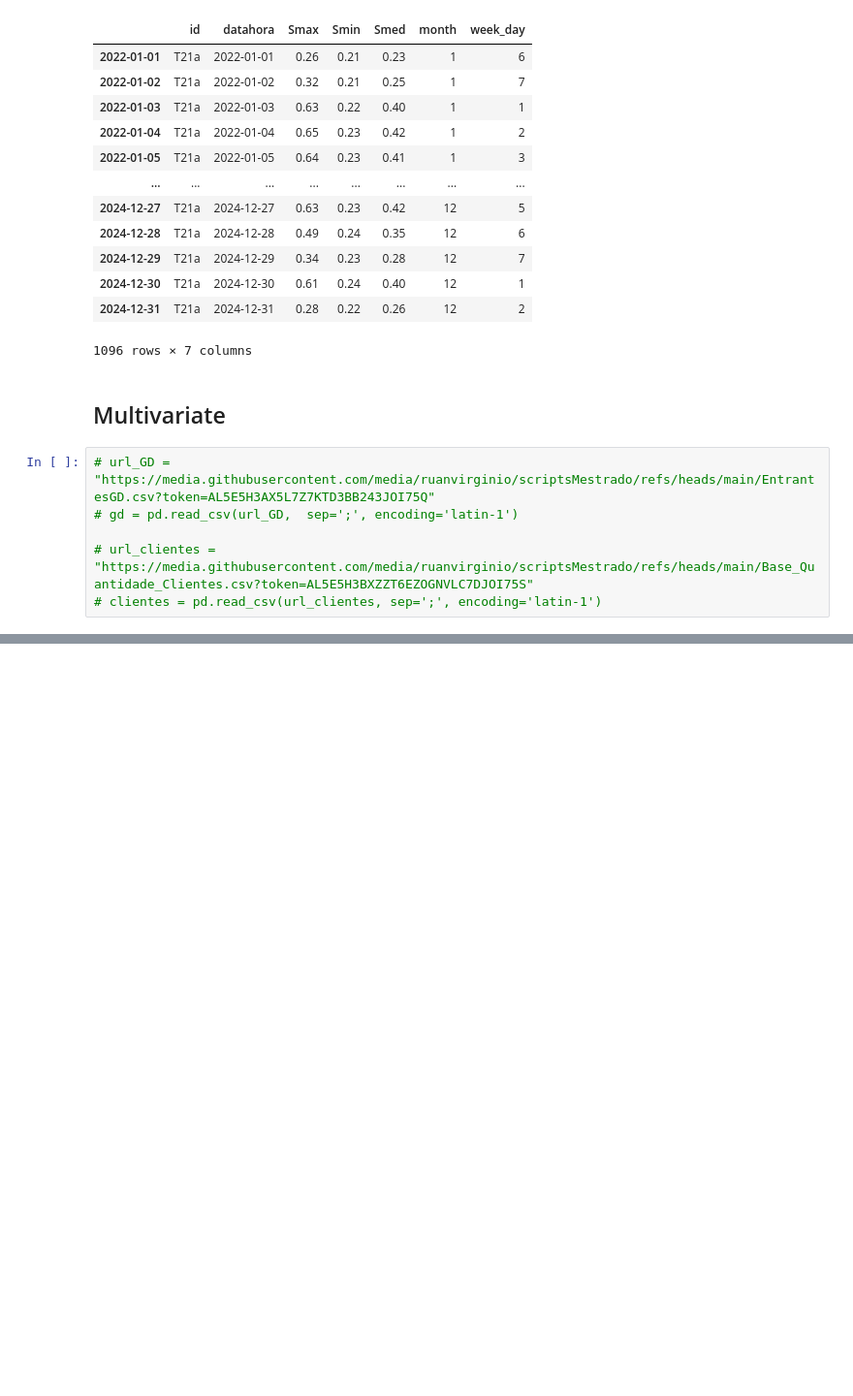
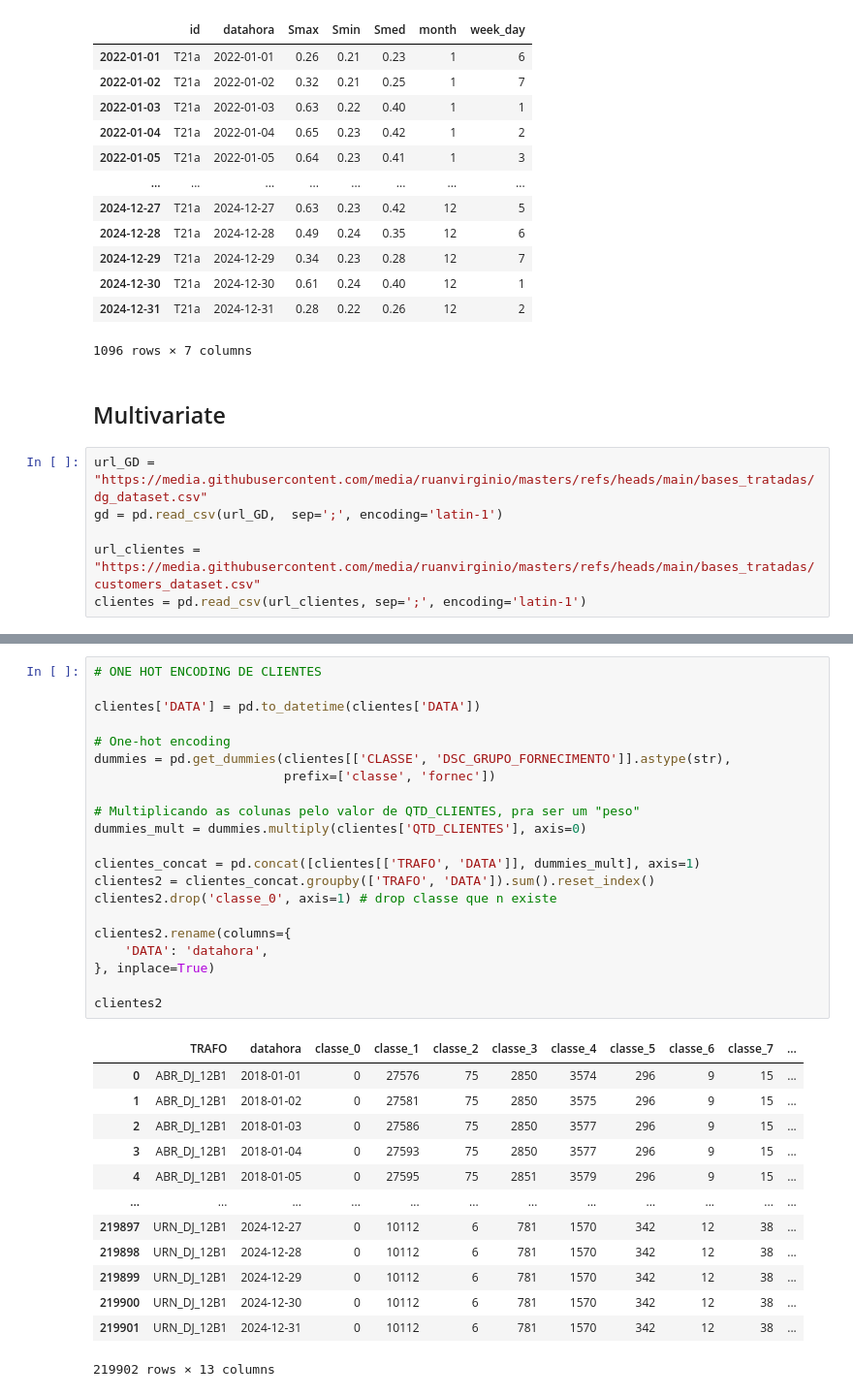
Before and after one commit to ruanvirginio/masters, a Jupyter notebook: Recursive_Forecasting.ipynb, the cells around one changed output, grey strips where cells are left out. Shown at 97% size. Saved outputs shown, nothing was run; the diff lists cells and outputs as text; blank space fills up the shorter version.

Commit message:
upload customers dataset to multivariate approach

```diff
--- a/Recursive_Forecasting.ipynb
+++ b/Recursive_Forecasting.ipynb
@@ -409,8 +409,8 @@ data
 # %% [markdown]
 ## Multivariate
 # %%
-# url_GD = "https://media.githubusercontent.com/media/ruanvirginio/scriptsMestrado/refs/heads/main/EntrantesGD.csv?token=AL5E5H3AX5L7Z7KTD3BB243JOI75Q"
-# gd = pd.read_csv(url_GD,  sep=';', encoding='latin-1')
+url_GD = "https://media.githubusercontent.com/media/ruanvirginio/masters/refs/heads/main/bases_tratadas/dg_dataset.csv"
+gd = pd.read_csv(url_GD,  sep=';', encoding='latin-1')
 
-# url_clientes = "https://media.githubusercontent.com/media/ruanvirginio/scriptsMestrado/refs/heads/main/Base_Quantidade_Clientes.csv?token=AL5E5H3BXZZT6EZOGNVLC7DJOI75S"
-# clientes = pd.read_csv(url_clientes, sep=';', encoding='latin-1')
+url_clientes = "https://media.githubusercontent.com/media/ruanvirginio/masters/refs/heads/main/bases_tratadas/customers_dataset.csv"
+clientes = pd.read_csv(url_clientes, sep=';', encoding='latin-1')
@@ -418,0 +435,35 @@ HTTPError: HTTP Error 404: Not Found
+# %%
+# ONE HOT ENCODING DE CLIENTES
+
+clientes['DATA'] = pd.to_datetime(clientes['DATA'])
+
+# One-hot encoding
+dummies = pd.get_dummies(clientes[['CLASSE', 'DSC_GRUPO_FORNECIMENTO']].astype(str),
+                         prefix=['classe', 'fornec'])
+
+# Multiplicando as colunas pelo valor de QTD_CLIENTES, pra ser um "peso"
+dummies_mult = dummies.multiply(clientes['QTD_CLIENTES'], axis=0)
+
+clientes_concat = pd.concat([clientes[['TRAFO', 'DATA']], dummies_mult], axis=1)
+clientes2 = clientes_concat.groupby(['TRAFO', 'DATA']).sum().reset_index()
+clientes2.drop('classe_0', axis=1) # drop classe que n existe
+
+clientes2.rename(columns={
+    'DATA': 'datahora',
+}, inplace=True)
+
+clientes2
+# %% [output]
+|  | TRAFO | datahora | classe_0 | classe_1 | classe_2 | classe_3 | classe_4 | classe_5 | classe_6 | classe_7 | ... |
+| 0 | ABR_DJ_12B1 | 2018-01-01 | 0 | 27576 | 75 | 2850 | 3574 | 296 | 9 | 15 | ... |
+| 1 | ABR_DJ_12B1 | 2018-01-02 | 0 | 27581 | 75 | 2850 | 3575 | 296 | 9 | 15 | ... |
+| 2 | ABR_DJ_12B1 | 2018-01-03 | 0 | 27586 | 75 | 2850 | 3577 | 296 | 9 | 15 | ... |
+| 3 | ABR_DJ_12B1 | 2018-01-04 | 0 | 27593 | 75 | 2850 | 3577 | 296 | 9 | 15 | ... |
+| 4 | ABR_DJ_12B1 | 2018-01-05 | 0 | 27595 | 75 | 2851 | 3579 | 296 | 9 | 15 | ... |
+| ... | ... | ... | ... | ... | ... | ... | ... | ... | ... | ... | ... |
+| 219897 | URN_DJ_12B1 | 2024-12-27 | 0 | 10112 | 6 | 781 | 1570 | 342 | 12 | 38 | ... |
+| 219898 | URN_DJ_12B1 | 2024-12-28 | 0 | 10112 | 6 | 781 | 1570 | 342 | 12 | 38 | ... |
+| 219899 | URN_DJ_12B1 | 2024-12-29 | 0 | 10112 | 6 | 781 | 1570 | 342 | 12 | 38 | ... |
+| 219900 | URN_DJ_12B1 | 2024-12-30 | 0 | 10112 | 6 | 781 | 1570 | 342 | 12 | 38 | ... |
+| 219901 | URN_DJ_12B1 | 2024-12-31 | 0 | 10112 | 6 | 781 | 1570 | 342 | 12 | 38 | ... |
+219902 rows × 13 columns
```
Also changed, not shown: parts of 5 cells of this notebook, 1 other file.
